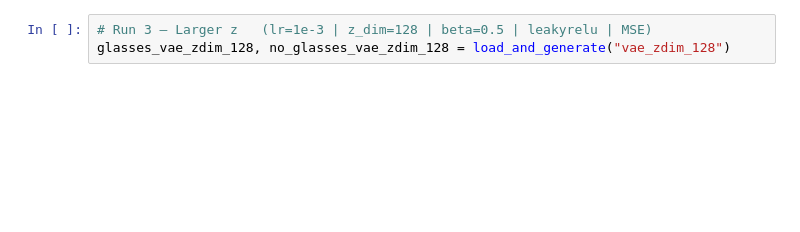
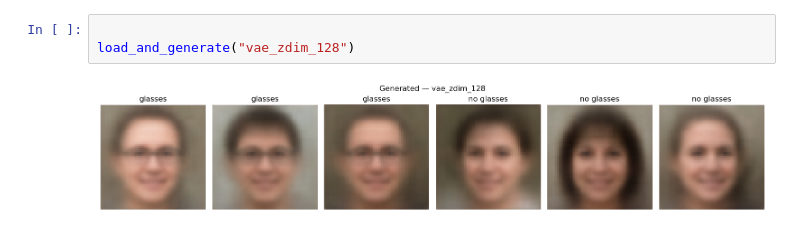
Before and after one commit to codespace-git/GenAI, a Jupyter notebook: assign_final.ipynb, the cells around one changed output. Cells and saved outputs as stored; diff of their text form; blank space fills up the shorter version.

```diff
--- a/assign_final.ipynb
+++ b/assign_final.ipynb
@@ -1104,4 +531,6 @@ glasses_vae_lr_1e_4, no_glasses_vae_lr_1e_4 = load_and_generate("vae_lr_1e-4")
 # %%
-# Run 3 — Larger z   (lr=1e-3 | z_dim=128 | beta=0.5 | leakyrelu | MSE)
-glasses_vae_zdim_128, no_glasses_vae_zdim_128 = load_and_generate("vae_zdim_128")
+
+load_and_generate("vae_zdim_128")
+# %% [output]
+[figure, added]
 # %%
```
Also changed, not shown: parts of 25 cells of this notebook, 1 other file.
